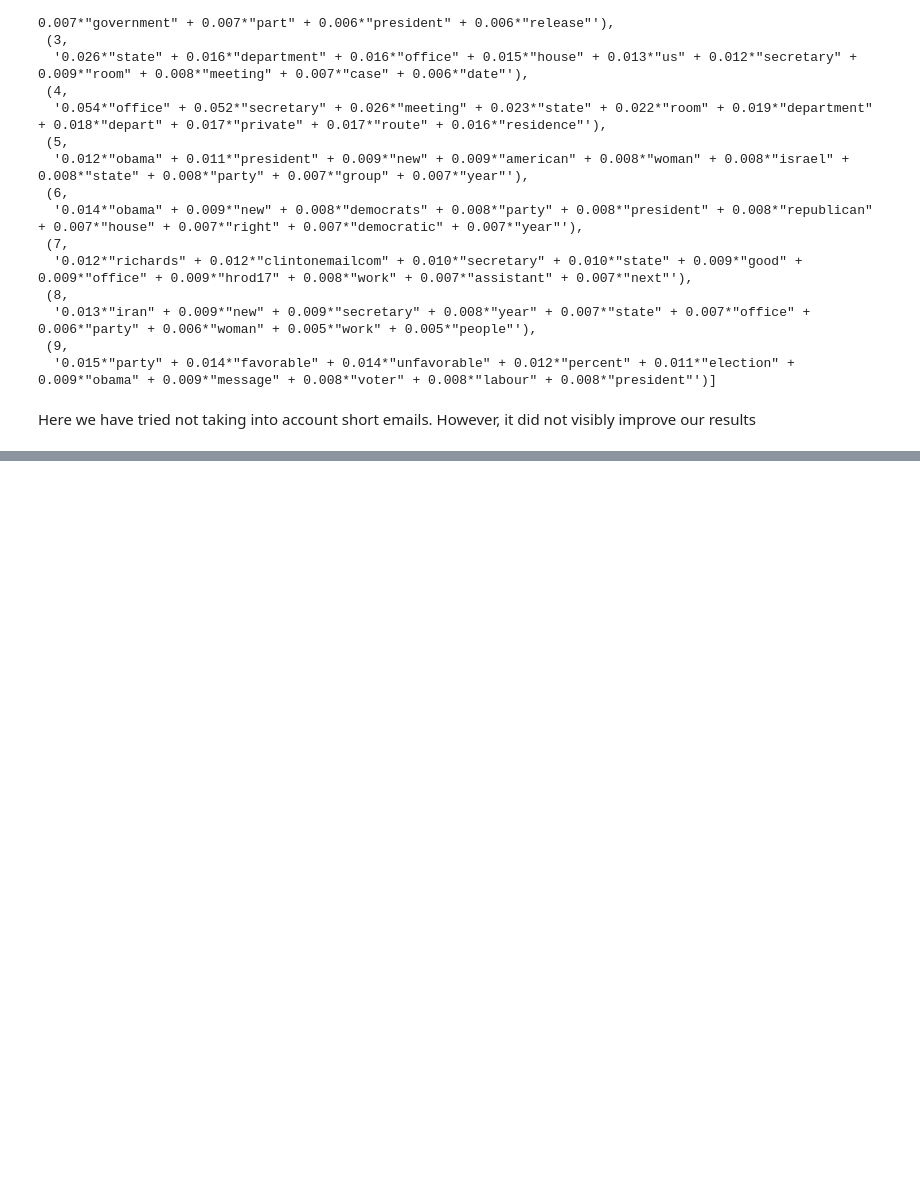
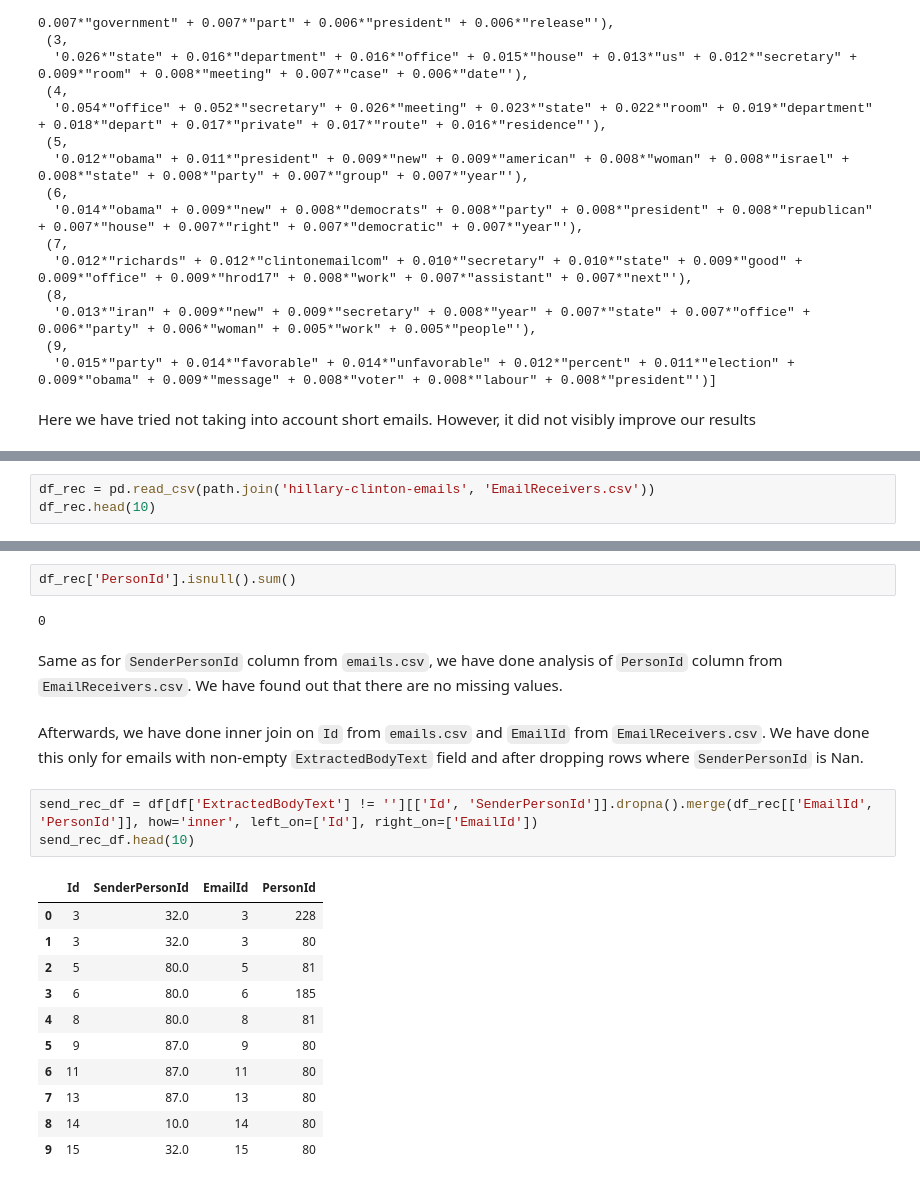
Before and after one commit to korcek-juraj/Homework, a Jupyter notebook: 05 - Taming Text/Taming Text.ipynb, the cells around one changed output, grey strips where cells are left out. Drawn from its saved outputs; the diff is of its cells as text; blank space fills up the shorter version.

Commit message:
Bonus done, needs proofreading

```diff
--- a/05 - Taming Text/Taming Text.ipynb
+++ b/05 - Taming Text/Taming Text.ipynb
@@ -1149,0 +1184,3 @@ Here we have tried not taking into account short emails. However, it did not vis
+# %%
+df_rec = pd.read_csv(path.join('hillary-clinton-emails', 'EmailReceivers.csv'))
+df_rec.head(10)
@@ -1149,0 +1199,23 @@ Here we have tried not taking into account short emails. However, it did not vis
+# %%
+df_rec['PersonId'].isnull().sum()
+# %% [output]
+0
+# %% [markdown]
+Same as for `SenderPersonId` column from `emails.csv`, we have done analysis of `PersonId` column from `EmailReceivers.csv`. We have found out that there are no missing values.
+# %% [markdown]
+Afterwards, we have done inner join on `Id` from `emails.csv` and `EmailId` from `EmailReceivers.csv`. We have done this only for emails with non-empty `ExtractedBodyText` field and after dropping rows where `SenderPersonId` is Nan.
+# %%
+send_rec_df = df[df['ExtractedBodyText'] != ''][['Id', 'SenderPersonId']].dropna().merge(df_rec[['EmailId', 'PersonId']], how='inner', left_on=['Id'], right_on=['EmailId'])
+send_rec_df.head(10)
+# %% [output]
+|  | Id | SenderPersonId | EmailId | PersonId |
+| 0 | 3 | 32.0 | 3 | 228 |
+| 1 | 3 | 32.0 | 3 | 80 |
+| 2 | 5 | 80.0 | 5 | 81 |
+| 3 | 6 | 80.0 | 6 | 185 |
+| 4 | 8 | 80.0 | 8 | 81 |
+| 5 | 9 | 87.0 | 9 | 80 |
+| 6 | 11 | 87.0 | 11 | 80 |
+| 7 | 13 | 87.0 | 13 | 80 |
+| 8 | 14 | 10.0 | 14 | 80 |
+| 9 | 15 | 32.0 | 15 | 80 |
```
Also changed, not shown: parts of 24 cells of this notebook.
